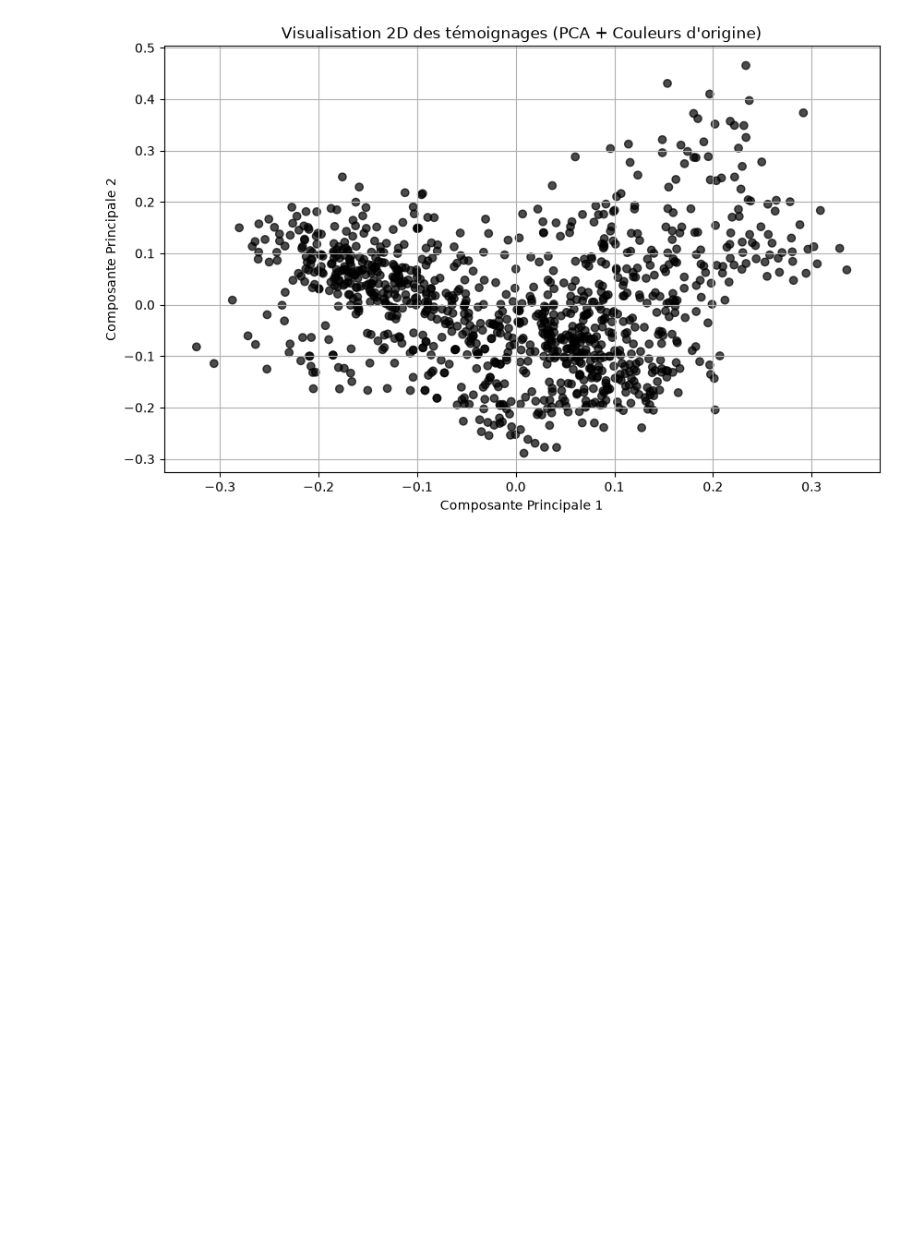
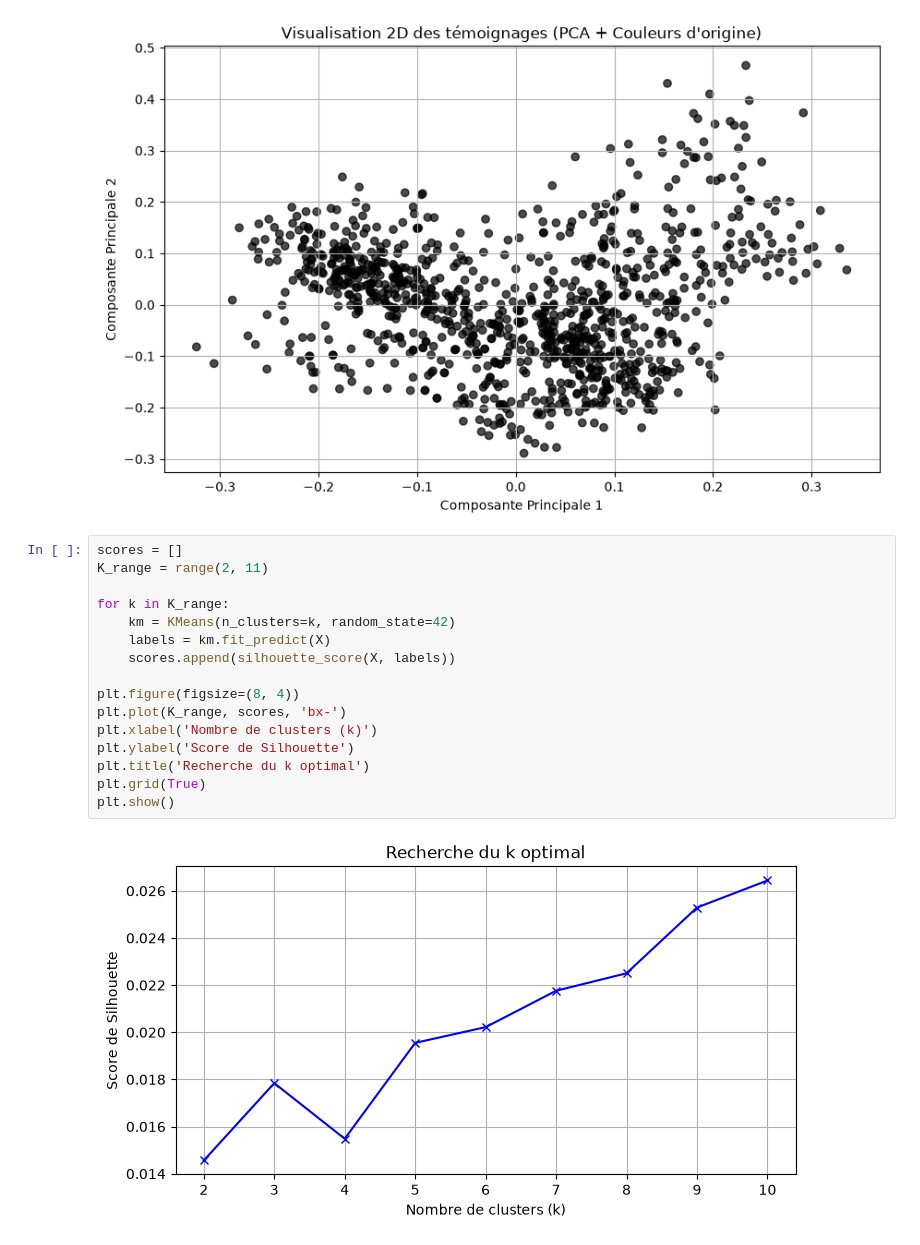
Before and after one commit to LouiSvon/cvrie, a Jupyter notebook: notebooks/unsupervised_learning.ipynb, the cells around one changed output. Drawn from its saved outputs; the diff is of its cells as text; blank space fills up the shorter version.

Commit message:
add : kmeans

```diff
--- a/notebooks/unsupervised_learning.ipynb
+++ b/notebooks/unsupervised_learning.ipynb
@@ -131,3 +131,21 @@ plt.show()
 # %% [output]
 Score de Silhouette pour 5 clusters : 0.0196
 [figure]
+# %%
+scores = []
+K_range = range(2, 11)
+
+for k in K_range:
+    km = KMeans(n_clusters=k, random_state=42)
+    labels = km.fit_predict(X)
+    scores.append(silhouette_score(X, labels))
+
+plt.figure(figsize=(8, 4))
+plt.plot(K_range, scores, 'bx-')
+plt.xlabel('Nombre de clusters (k)')
+plt.ylabel('Score de Silhouette')
+plt.title('Recherche du k optimal')
+plt.grid(True)
+plt.show()
+# %% [output]
+[figure, added]
```
Also changed, not shown: parts of 2 cells of this notebook.
